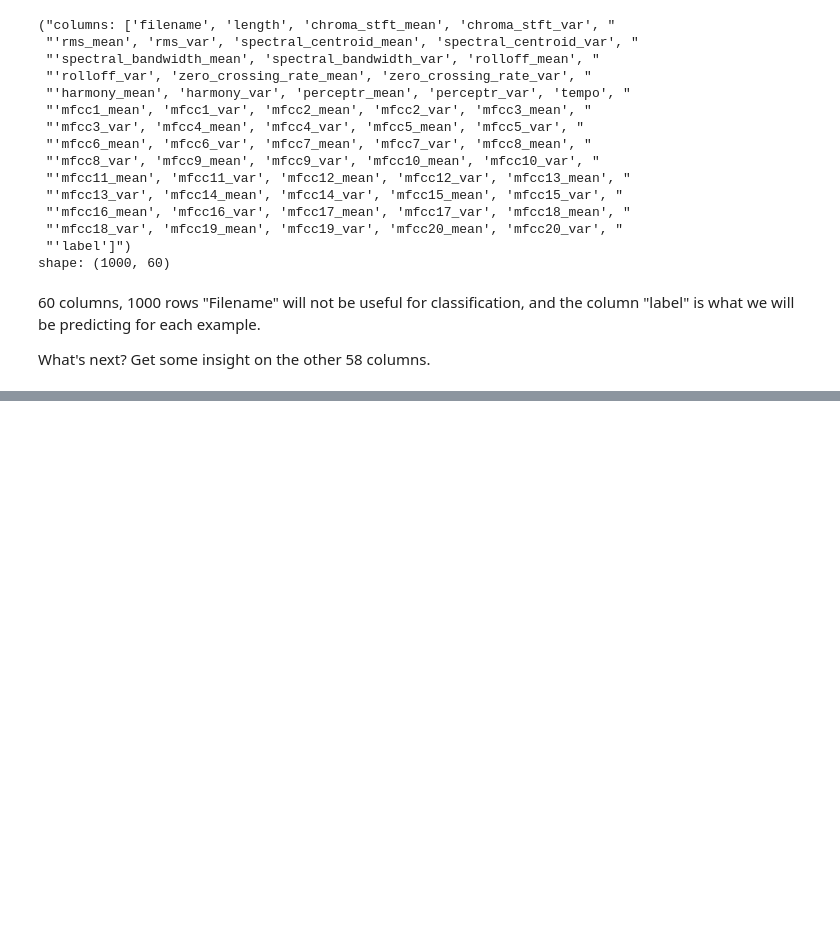
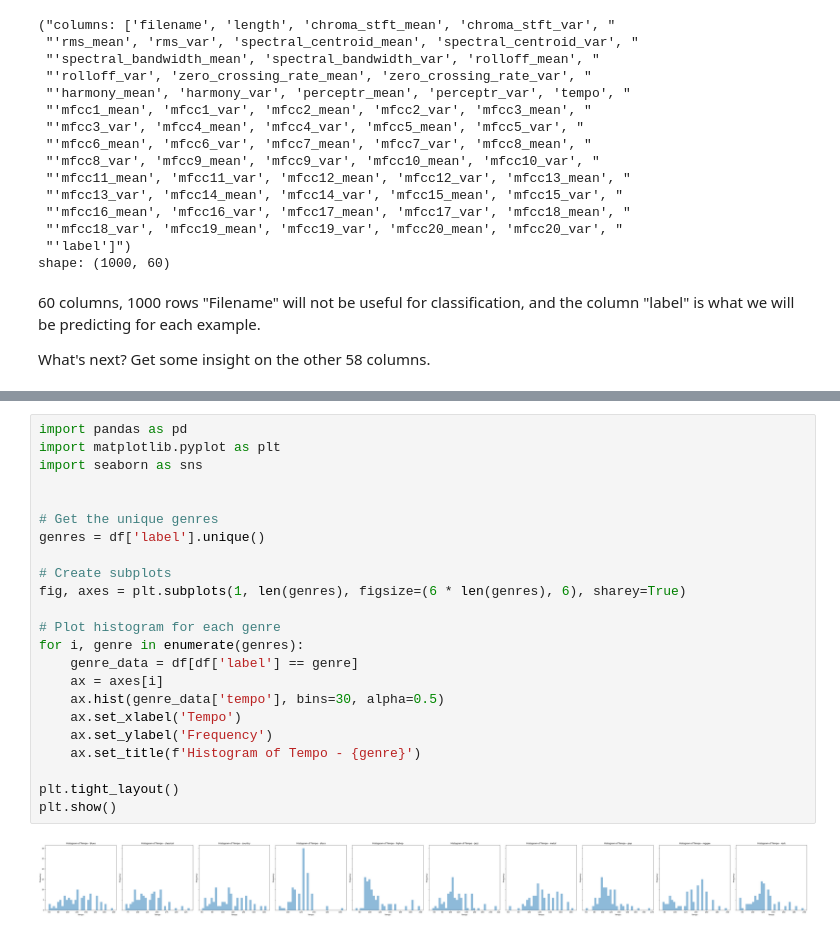
Before and after one commit to anuj-thakkar/MusicGenreClassification, a Jupyter notebook: eda.ipynb, the cells around one changed output, grey strips where cells are left out. Cells and saved outputs as stored; diff of their text form; blank space fills up the shorter version.

```diff
--- a/eda.ipynb
+++ b/eda.ipynb
@@ -116,0 +153,25 @@ plt.show()
+# %%
+import pandas as pd
+import matplotlib.pyplot as plt
+import seaborn as sns
+
+
+# Get the unique genres
+genres = df['label'].unique()
+
+# Create subplots
+fig, axes = plt.subplots(1, len(genres), figsize=(6 * len(genres), 6), sharey=True)
+
+# Plot histogram for each genre
+for i, genre in enumerate(genres):
+    genre_data = df[df['label'] == genre]
+    ax = axes[i]
+    ax.hist(genre_data['tempo'], bins=30, alpha=0.5)
+    ax.set_xlabel('Tempo')
+    ax.set_ylabel('Frequency')
+    ax.set_title(f'Histogram of Tempo - {genre}')
+
+plt.tight_layout()
+plt.show()
+# %% [output]
+[figure, added]
```
Also changed, not shown: parts of 10 cells of this notebook.
